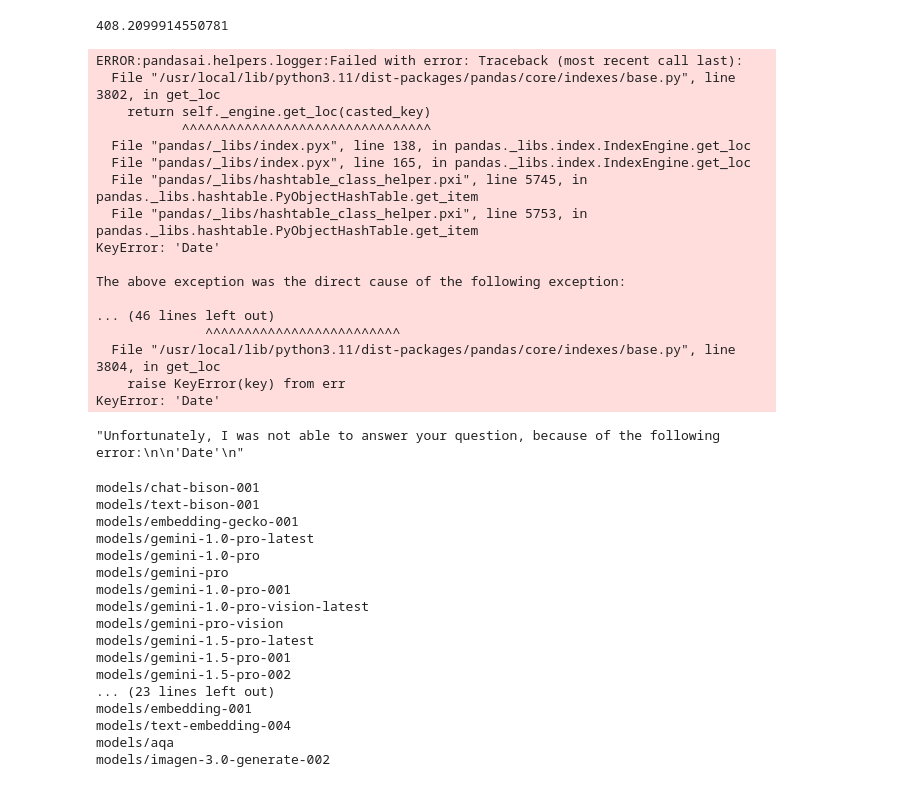
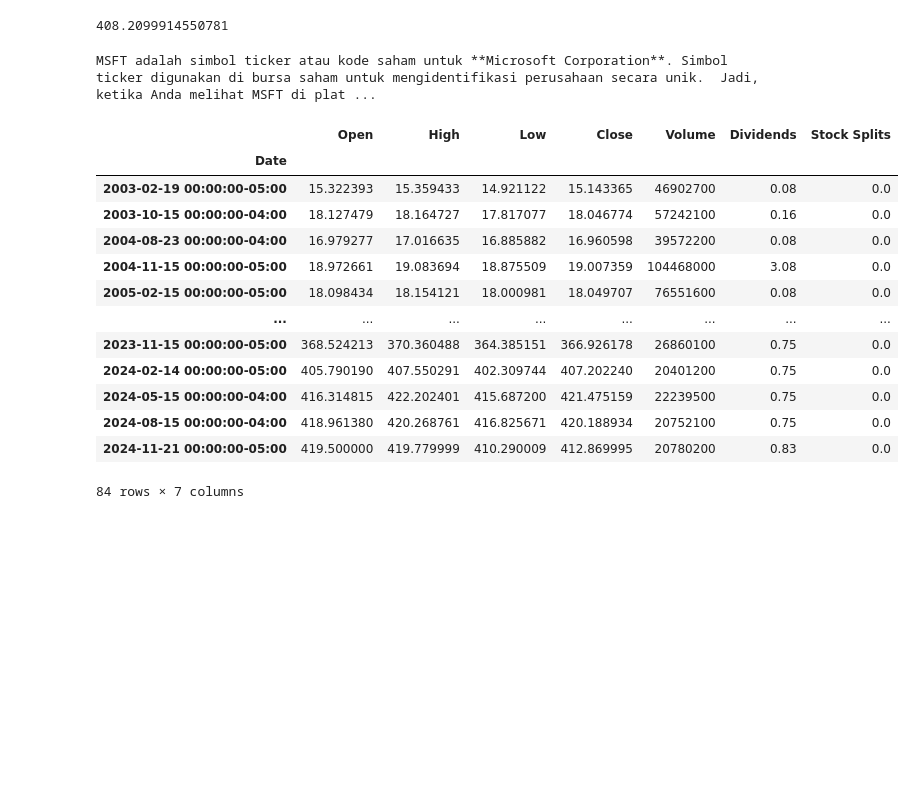
Before and after one commit to digital-analyst/Data-Analytics-with-GenAI, a Jupyter notebook: Module_1/02-dataexploration_genai_gemini_colab.ipynb, the cells around one changed output. Saved outputs shown, nothing was run; the diff lists cells and outputs as text; code cells hidden in the pictures; blank space fills up the shorter version.

Commit message:
Add couple use cases of Groq and Gemini LLMs in the codes

```diff
--- a/Module_1/02-dataexploration_genai_gemini_colab.ipynb
+++ b/Module_1/02-dataexploration_genai_gemini_colab.ipynb
@@ -237,49 +292,3 @@ ydf = SmartDataframe(yf_conn, config={"llm": llm, "temperature": 0, "verbose": F
 ydf.chat("What's the latest price of Microsoft?")
 # %% [output]
 408.2099914550781
-# %%
-ydf.chat("What's the stock price at the end of 2024?")
-# %% [output]
-ERROR:pandasai.helpers.logger:Failed with error: Traceback (most recent call last):
-  File "/usr/local/lib/python3.11/dist-packages/pandas/core/indexes/base.py", line 3802, in get_loc
-    return self._engine.get_loc(casted_key)
-           ^^^^^^^^^^^^^^^^^^^^^^^^^^^^^^^^
-  File "pandas/_libs/index.pyx", line 138, in pandas._libs.index.IndexEngine.get_loc
-  File "pandas/_libs/index.pyx", line 165, in pandas._libs.index.IndexEngine.get_loc
-  File "pandas/_libs/hashtable_class_helper.pxi", line 5745, in pandas._libs.hashtable.PyObjectHashTable.get_item
-  File "pandas/_libs/hashtable_class_helper.pxi", line 5753, in pandas._libs.hashtable.PyObjectHashTable.get_item
-KeyError: 'Date'
-
-The above exception was the direct cause of the following exception:
-
-... (46 lines left out)
-              ^^^^^^^^^^^^^^^^^^^^^^^^^
-  File "/usr/local/lib/python3.11/dist-packages/pandas/core/indexes/base.py", line 3804, in get_loc
-    raise KeyError(key) from err
-KeyError: 'Date'
-"Unfortunately, I was not able to answer your question, because of the following error:\n\n'Date'\n"
-# %%
-genai.configure(api_key=userdata.get('GOOGLE_API_KEY'))
-
-# Available Gemini models can found in https://ai.google.dev/gemini-api/docs/models/gemini
-available_models = genai.list_models()
-for m in available_models:
-    print(m.name)
-# %% [output]
-models/chat-bison-001
-models/text-bison-001
-models/embedding-gecko-001
-models/gemini-1.0-pro-latest
-models/gemini-1.0-pro
-models/gemini-pro
-models/gemini-1.0-pro-001
-models/gemini-1.0-pro-vision-latest
-models/gemini-pro-vision
-models/gemini-1.5-pro-latest
-models/gemini-1.5-pro-001
-models/gemini-1.5-pro-002
-... (23 lines left out)
-models/embedding-001
-models/text-embedding-004
-models/aqa
-models/imagen-3.0-generate-002
@@ -288 +295,23 @@ model = genai.GenerativeModel("gemini-1.5-pro-latest")
+# %%
+response = model.generate_content("Apa itu ticker MSFT?")
+print(response.text)  # Extract and print the generated text
+# %% [output]
+MSFT adalah simbol ticker atau kode saham untuk **Microsoft Corporation**. Simbol ticker digunakan di bursa saham untuk mengidentifikasi perusahaan secara unik.  Jadi, ketika Anda melihat MSFT di plat ...
+# %%
+ydf.chat("Is there any dividend in the stock in 2024?")
+# %% [output]
+|  | Open | High | Low | Close | Volume | Dividends | Stock Splits |
+| Date |  |  |  |  |  |  |  |
+| 2003-02-19 00:00:00-05:00 | 15.322393 | 15.359433 | 14.921122 | 15.143365 | 46902700 | 0.08 | 0.0 |
+| 2003-10-15 00:00:00-04:00 | 18.127479 | 18.164727 | 17.817077 | 18.046774 | 57242100 | 0.16 | 0.0 |
+| 2004-08-23 00:00:00-04:00 | 16.979277 | 17.016635 | 16.885882 | 16.960598 | 39572200 | 0.08 | 0.0 |
+| 2004-11-15 00:00:00-05:00 | 18.972661 | 19.083694 | 18.875509 | 19.007359 | 104468000 | 3.08 | 0.0 |
+| 2005-02-15 00:00:00-05:00 | 18.098434 | 18.154121 | 18.000981 | 18.049707 | 76551600 | 0.08 | 0.0 |
+| ... | ... | ... | ... | ... | ... | ... | ... |
+| 2023-11-15 00:00:00-05:00 | 368.524213 | 370.360488 | 364.385151 | 366.926178 | 26860100 | 0.75 | 0.0 |
+| 2024-02-14 00:00:00-05:00 | 405.790190 | 407.550291 | 402.309744 | 407.202240 | 20401200 | 0.75 | 0.0 |
+| 2024-05-15 00:00:00-04:00 | 416.314815 | 422.202401 | 415.687200 | 421.475159 | 22239500 | 0.75 | 0.0 |
+| 2024-08-15 00:00:00-04:00 | 418.961380 | 420.268761 | 416.825671 | 420.188934 | 20752100 | 0.75 | 0.0 |
+| 2024-11-21 00:00:00-05:00 | 419.500000 | 419.779999 | 410.290009 | 412.869995 | 20780200 | 0.83 | 0.0 |
+84 rows × 7 columns
 # %%
```
Also changed, not shown: parts of 12 cells of this notebook.
